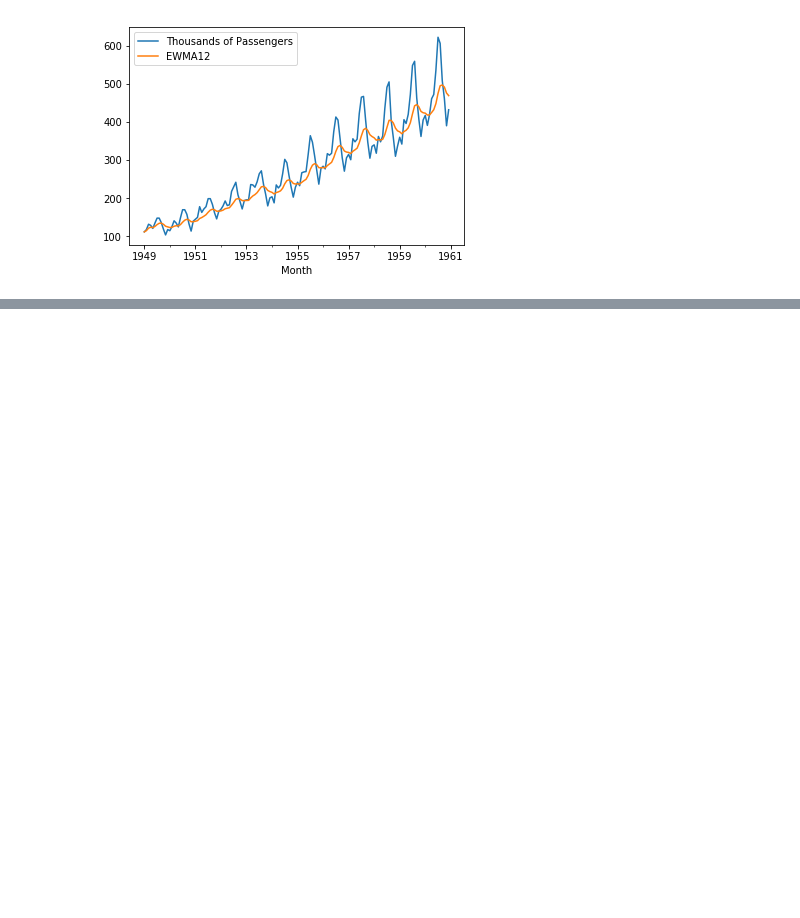
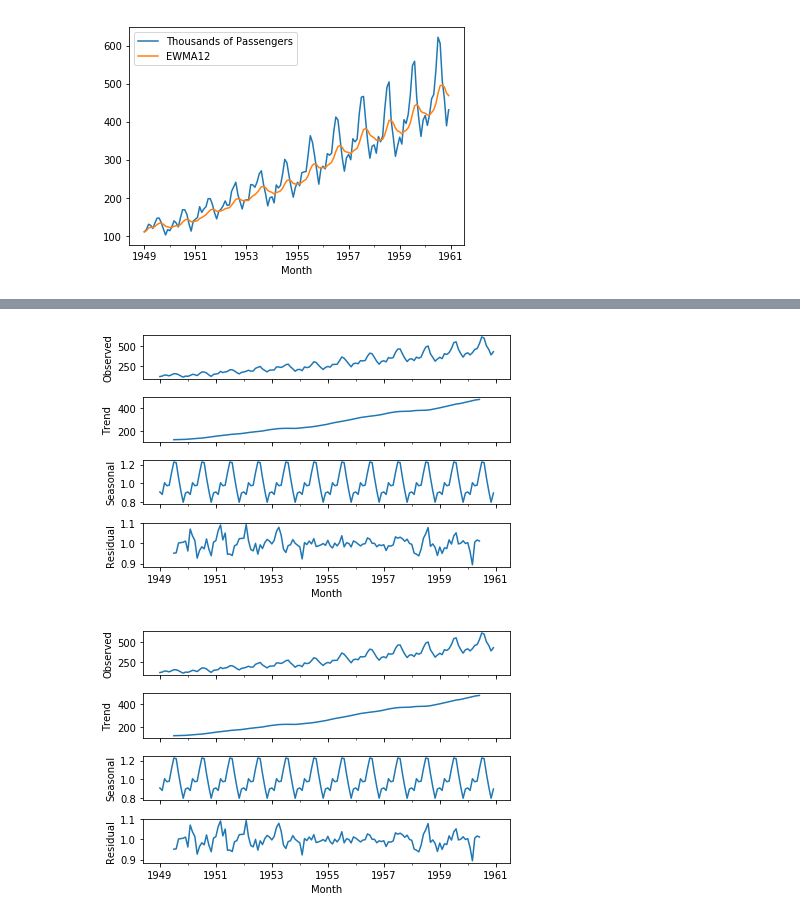
Before and after one commit to fagan2888/udemy-python-for-finance, a Jupyter notebook: time_series_analysis.ipynb, the cells around one changed output, grey strips where cells are left out. Cells and saved outputs as stored; diff of their text form; code cells hidden in the pictures; blank space fills up the shorter version.

Commit message:
feat: decompose time series data assuming a multiplicative model

```diff
--- a/time_series_analysis.ipynb
+++ b/time_series_analysis.ipynb
@@ -211,0 +235,4 @@ airline[['Thousands of Passengers','EWMA12']].plot()
+# %%
+# Get data in correct format
+airline.dropna(inplace=True)
+airline.index = pd.to_datetime(airline.index)
@@ -211,0 +249,9 @@ airline[['Thousands of Passengers','EWMA12']].plot()
+# %%
+from statsmodels.tsa.seasonal import seasonal_decompose
+
+result = seasonal_decompose(airline['Thousands of Passengers'], model='multiplicative')
+result.plot()
+# You may accidentally see two of the same plots here, not to worry, just a small bug with statsmodels function.
+# %% [output]
+[figure, added]
+[figure, added]
```
Also changed, not shown: parts of 6 cells of this notebook.
